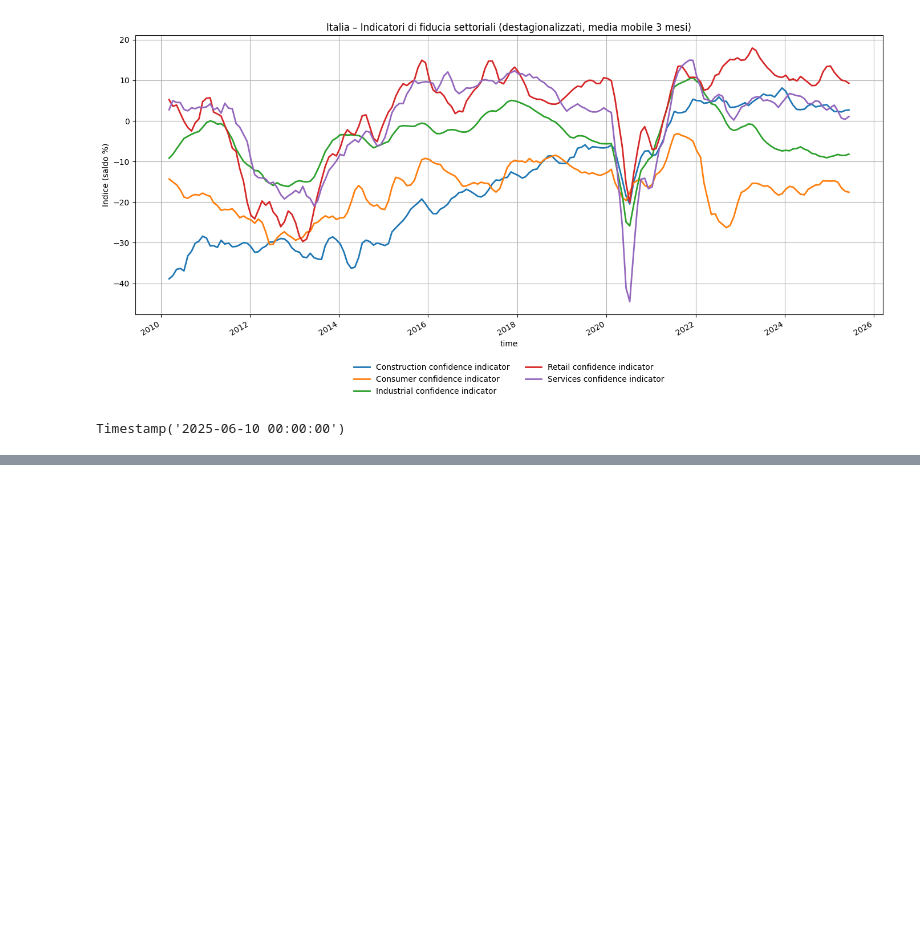
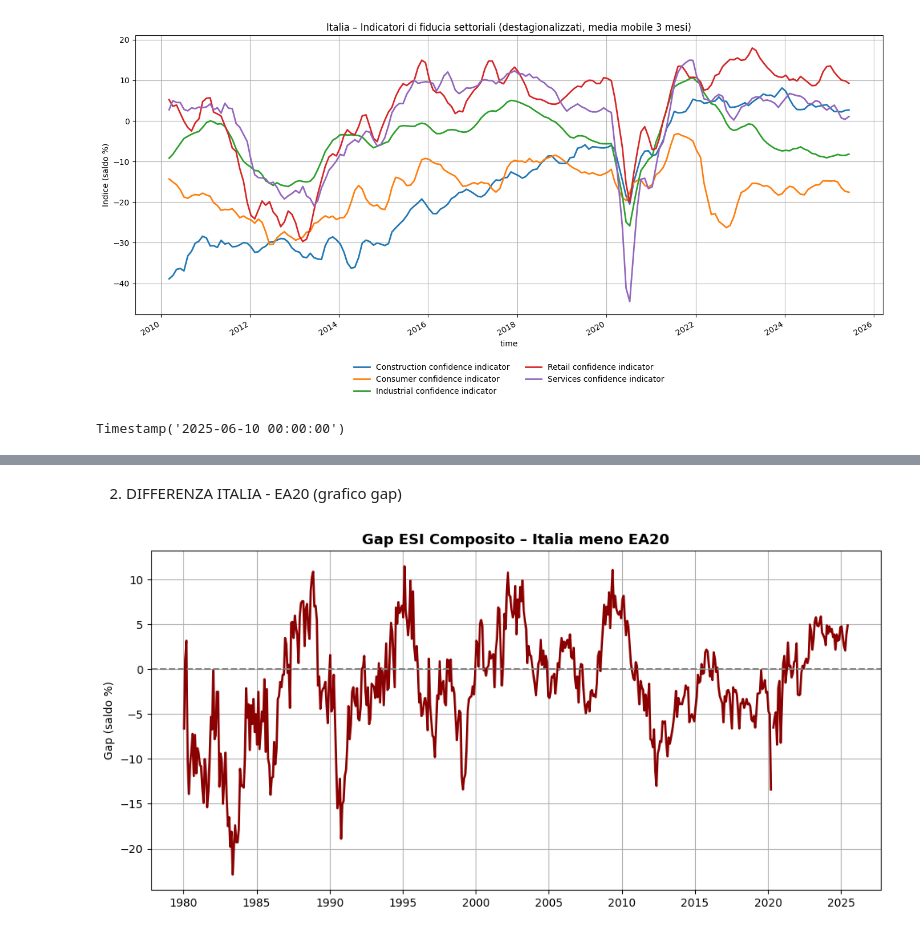
Before and after one commit to paolovolterra/test, a Jupyter notebook: Eurostat/codice/20250710_Eurostat_fiducia.ipynb, the cells around one changed output, grey strips where cells are left out. Saved outputs shown, nothing was run; the diff lists cells and outputs as text; code cells hidden in the pictures; blank space fills up the shorter version.

```diff
--- a/Eurostat/codice/20250710_Eurostat_fiducia.ipynb
+++ b/Eurostat/codice/20250710_Eurostat_fiducia.ipynb
@@ -136,0 +310,15 @@ plt.show()
+# %% [markdown]
+2. DIFFERENZA ITALIA - EA20 (grafico gap)
+# %%
+df_pivot['gap'] = df_pivot['IT'] - df_pivot['EA20']
+
+plt.figure(figsize=(10, 5))
+plt.plot(df_pivot.index, df_pivot['gap'], color='darkred', linewidth=2)
+plt.axhline(0, linestyle='--', color='gray')
+plt.title("Gap ESI Composito – Italia meno EA20", fontsize=13, fontweight='bold')
+plt.ylabel("Gap (saldo %)")
+plt.grid(True)
+plt.tight_layout()
+plt.show()
+# %% [output]
+[figure, added]
```
Also changed, not shown: parts of 11 cells of this notebook, 30 other files.
